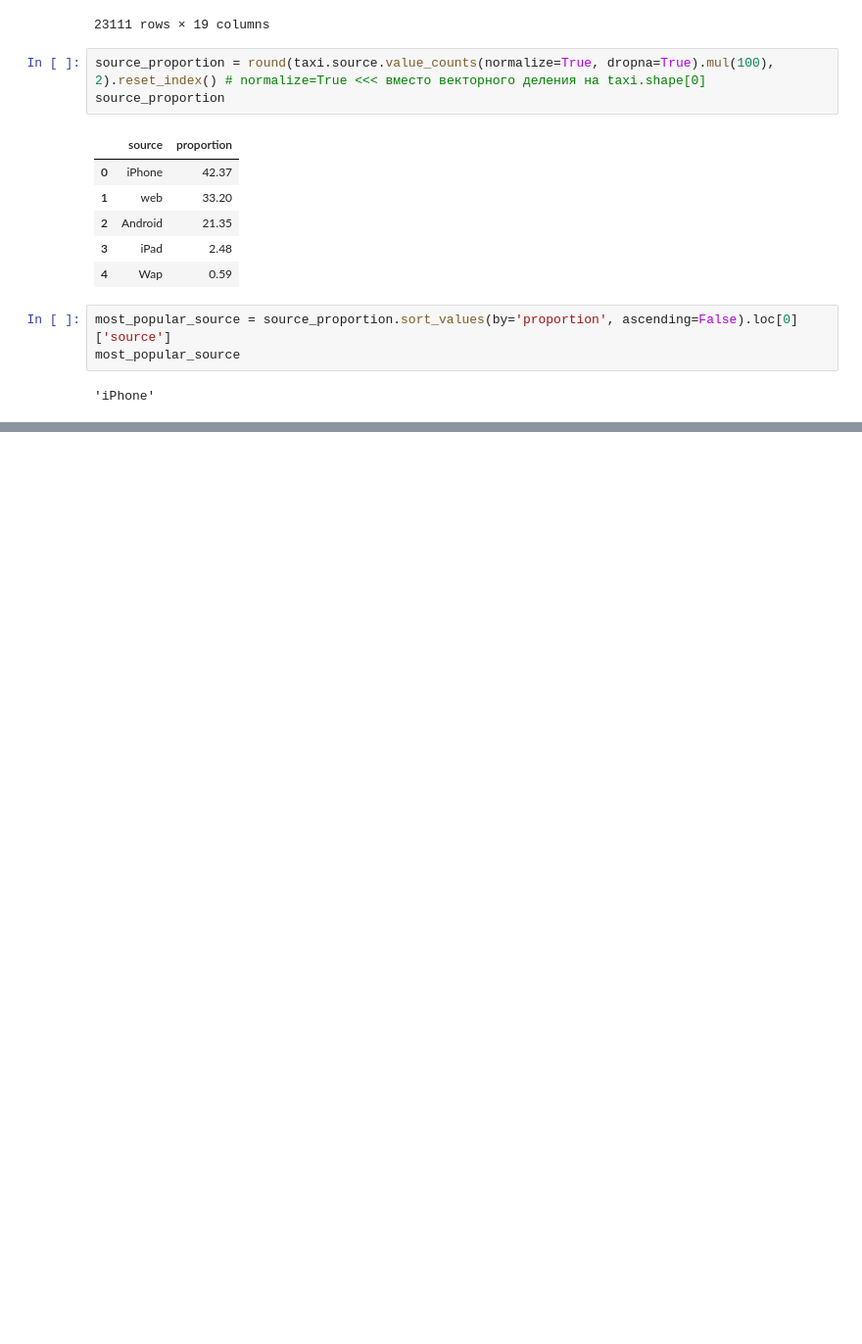
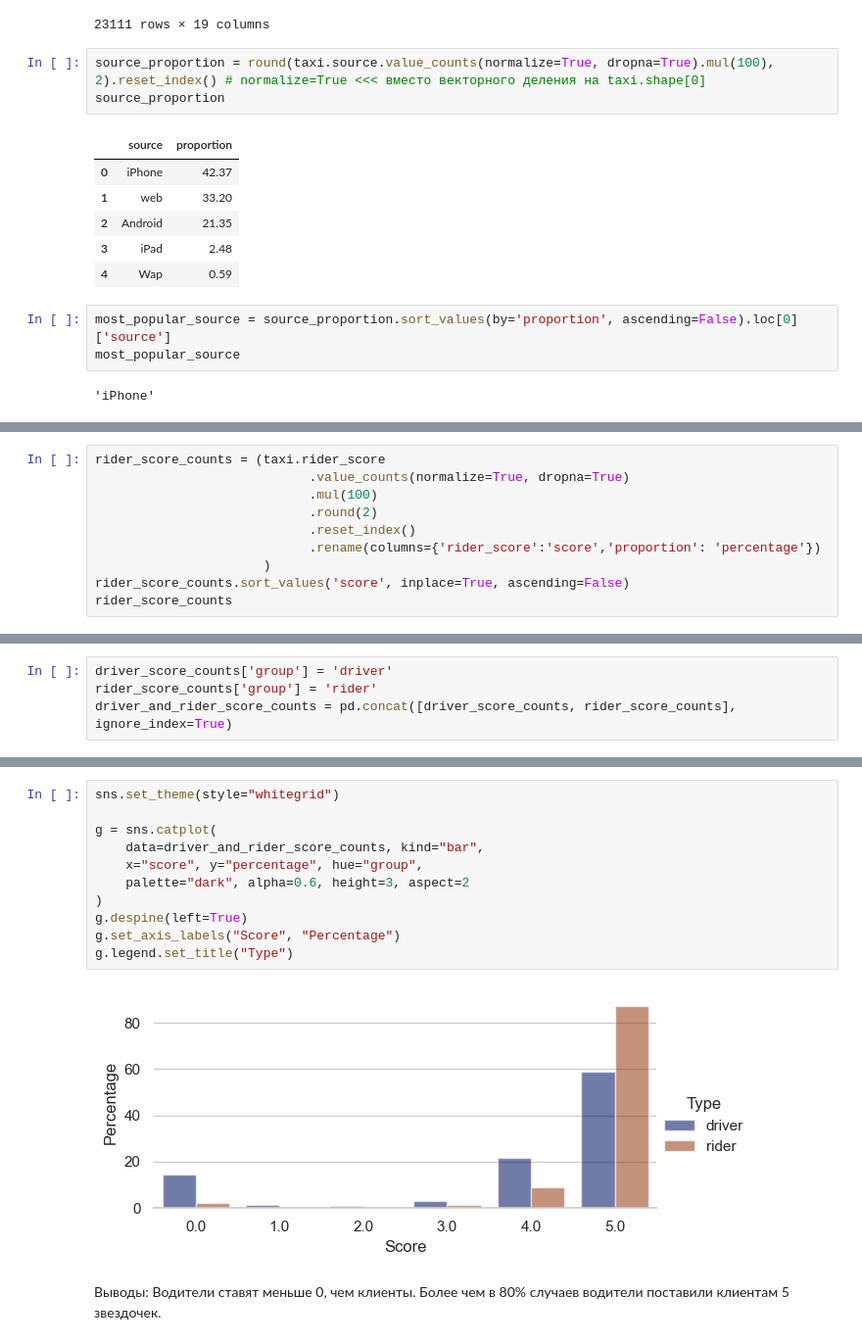
Before and after one commit to JustRomanVolkov/DataAnalyst, a Jupyter notebook: lesson_3.ipynb, the cells around one changed output, grey strips where cells are left out. Shown at 98% size. Saved outputs shown, nothing was run; the diff lists cells and outputs as text; blank space fills up the shorter version.

```diff
--- a/lesson_3.ipynb
+++ b/lesson_3.ipynb
@@ -327,0 +352,10 @@ plt.show()
+# %%
+rider_score_counts = (taxi.rider_score
+                            .value_counts(normalize=True, dropna=True)
+                            .mul(100)
+                            .round(2)
+                            .reset_index()
+                            .rename(columns={'rider_score':'score','proportion': 'percentage'})
+                      )
+rider_score_counts.sort_values('score', inplace=True, ascending=False)
+rider_score_counts
@@ -327,0 +370,4 @@ plt.show()
+# %%
+driver_score_counts['group'] = 'driver'
+rider_score_counts['group'] = 'rider'
+driver_and_rider_score_counts = pd.concat([driver_score_counts, rider_score_counts], ignore_index=True)
@@ -327,0 +390,17 @@ plt.show()
+# %%
+sns.set_theme(style="whitegrid")
+
+g = sns.catplot(
+    data=driver_and_rider_score_counts, kind="bar",
+    x="score", y="percentage", hue="group",
+    palette="dark", alpha=0.6, height=3, aspect=2
+)
+g.despine(left=True)
+g.set_axis_labels("Score", "Percentage")
+g.legend.set_title("Type")
+# %% [output]
+[figure, added]
+# %% [markdown]
+Выводы:
+Водители ставят меньше 0, чем клиенты.
+Более чем в 80% случаев водители поставили клиентам 5 звездочек.
```
Also changed, not shown: parts of 11 cells of this notebook.
